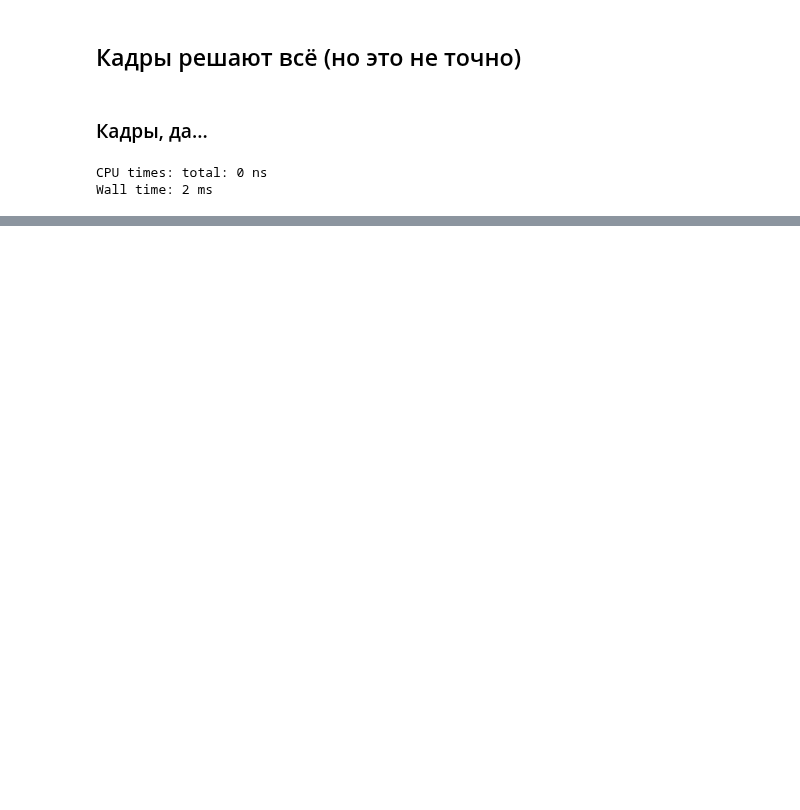
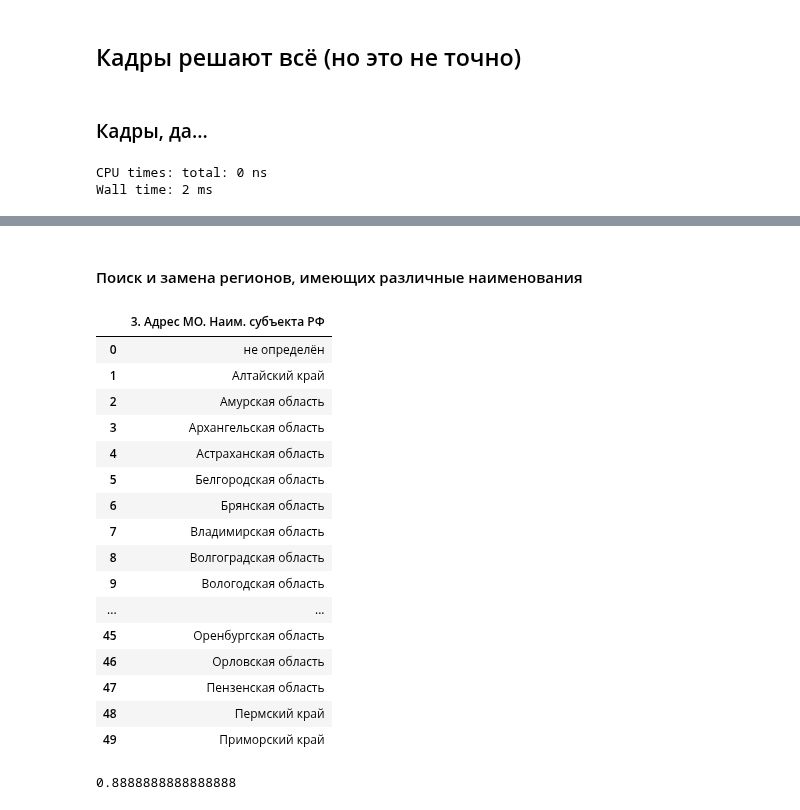
Before and after one commit to s-eremeev/eremeev, a Jupyter notebook: work/scripts/personal.ipynb, the cells around one changed output, grey strips where cells are left out. Saved outputs shown, nothing was run; the diff lists cells and outputs as text; code cells hidden in the pictures; blank space fills up the shorter version.

```diff
--- a/work/scripts/personal.ipynb
+++ b/work/scripts/personal.ipynb
@@ -71,0 +37,26 @@ df_dt
+# %%
+df_dt['3. Адрес МО. Наим. субъекта РФ'] = df_dt['3. Адрес МО. Наим. субъекта РФ'].fillna('не определён')
+# %% [markdown]
+#### Поиск и замена регионов, имеющих различные наименования
+# %%
+df_regions = pd.DataFrame(df_dt['3. Адрес МО. Наим. субъекта РФ']).drop_duplicates().reset_index(drop=True)
+# %%
+df_regions.head(50)
+# %% [output]
+|  | 3. Адрес МО. Наим. субъекта РФ |
+| 0 | не определён |
+| 1 | Алтайский край |
+| 2 | Амурская область |
+| 3 | Архангельская область |
+| 4 | Астраханская область |
+| 5 | Белгородская область |
+| 6 | Брянская область |
+| 7 | Владимирская область |
+| 8 | Волгоградская область |
+| 9 | Вологодская область |
+| ... | ... |
+| 45 | Оренбургская область |
+| 46 | Орловская область |
+| 47 | Пензенская область |
+| 48 | Пермский край |
+| 49 | Приморский край |
@@ -72,3 +72,9 @@ df_dt
+# %%
+s1 = 'Краснодартский край'
+s2 = 'Красноярский край'
+print(similarity(s1, s2))
+# %% [output]
+0.8888888888888888
 # %%
 # проверяем количество файлов в целевой директории
 if len(source_file) == 0:
```
Also changed, not shown: parts of 3 cells of this notebook.
